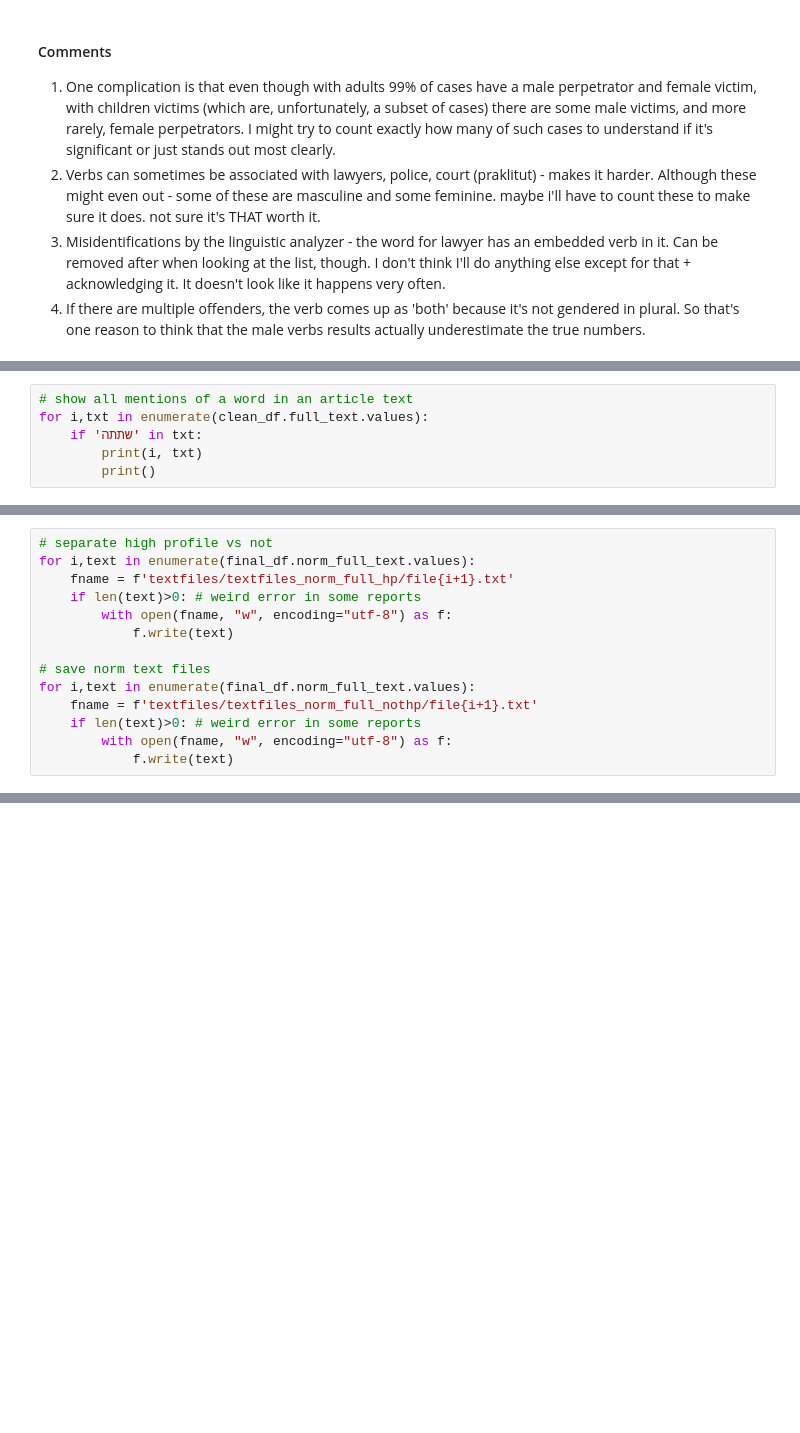
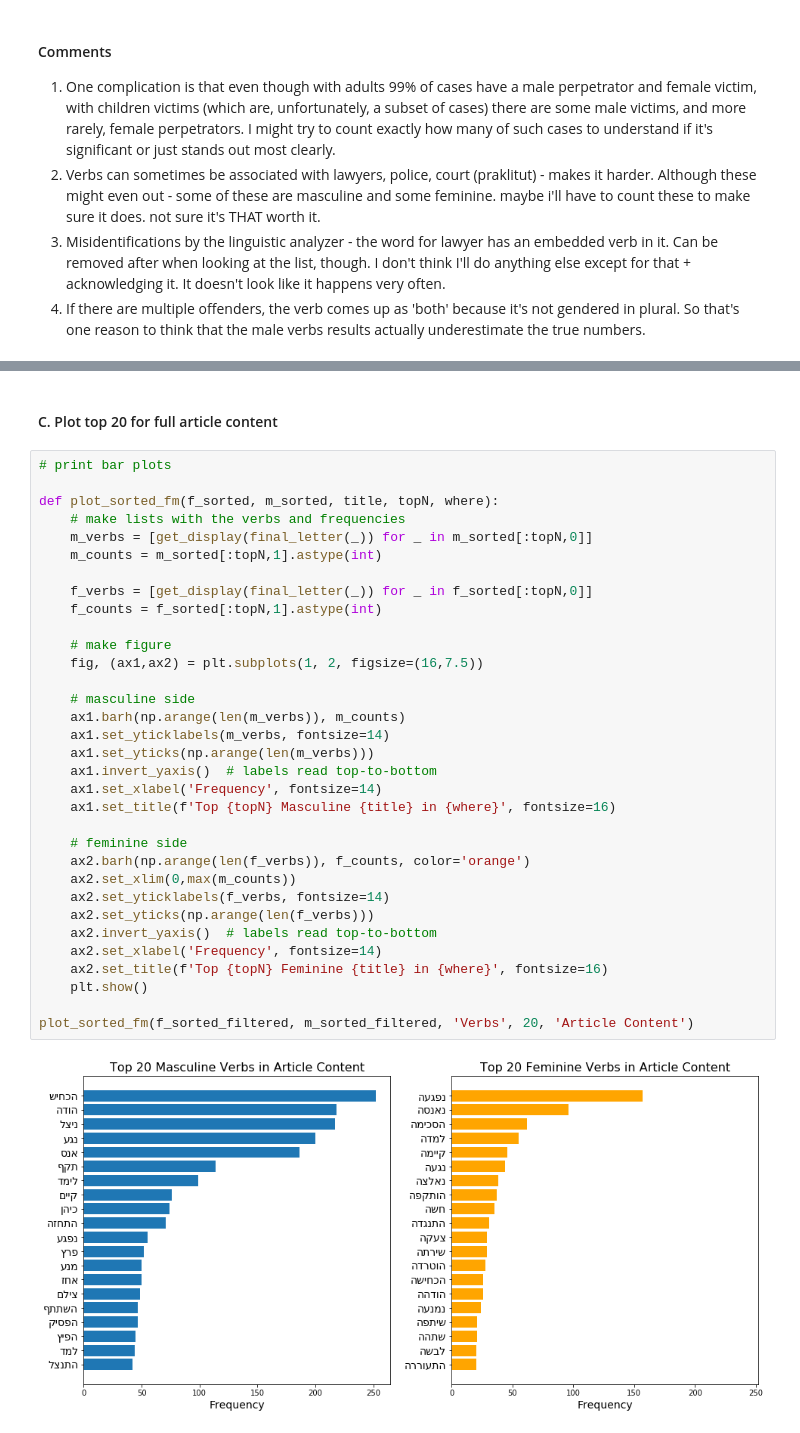
Before and after one commit to tomkreker/SexualAssaultCoverage, a Jupyter notebook: kulan.ipynb, the cells around one changed output, grey strips where cells are left out. Saved outputs shown, nothing was run; the diff lists cells and outputs as text; blank space fills up the shorter version.

```diff
--- a/kulan.ipynb
+++ b/kulan.ipynb
@@ -1246,6 +1106,0 @@ plot_sorted_fm(f_sorted_adj, m_sorted_adj, 'Adjectives')
-# %%
-# show all mentions of a word in an article text
-for i,txt in enumerate(clean_df.full_text.values):
-    if 'שתתה' in txt:
-        print(i, txt)
-        print()
@@ -1298,14 +1106,0 @@ final_df.loc[7,'high_profile']
-# %%
-# separate high profile vs not
-for i,text in enumerate(final_df.norm_full_text.values):
-    fname = f'textfiles/textfiles_norm_full_hp/file{i+1}.txt'
-    if len(text)>0: # weird error in some reports
-        with open(fname, "w", encoding="utf-8") as f:
-            f.write(text)
-
-# save norm text files
-for i,text in enumerate(final_df.norm_full_text.values):
-    fname = f'textfiles/textfiles_norm_full_nothp/file{i+1}.txt'
-    if len(text)>0: # weird error in some reports
-        with open(fname, "w", encoding="utf-8") as f:
-            f.write(text)
@@ -1446,0 +1176,37 @@ Name: 1293, dtype: object
+# %% [markdown]
+#### C. Plot top 20 for full article content
+# %%
+# print bar plots
+
+def plot_sorted_fm(f_sorted, m_sorted, title, topN, where):
+    # make lists with the verbs and frequencies
+    m_verbs = [get_display(final_letter(_)) for _ in m_sorted[:topN,0]]
+    m_counts = m_sorted[:topN,1].astype(int)
+
+    f_verbs = [get_display(final_letter(_)) for _ in f_sorted[:topN,0]]
+    f_counts = f_sorted[:topN,1].astype(int)
+
+    # make figure
+    fig, (ax1,ax2) = plt.subplots(1, 2, figsize=(16,7.5))
+
+    # masculine side
+    ax1.barh(np.arange(len(m_verbs)), m_counts)
+    ax1.set_yticklabels(m_verbs, fontsize=14)
+    ax1.set_yticks(np.arange(len(m_verbs)))
+    ax1.invert_yaxis()  # labels read top-to-bottom
+    ax1.set_xlabel('Frequency', fontsize=14)
+    ax1.set_title(f'Top {topN} Masculine {title} in {where}', fontsize=16)
+
+    # feminine side
+    ax2.barh(np.arange(len(f_verbs)), f_counts, color='orange')
+    ax2.set_xlim(0,max(m_counts))
+    ax2.set_yticklabels(f_verbs, fontsize=14)
+    ax2.set_yticks(np.arange(len(f_verbs)))
+    ax2.invert_yaxis()  # labels read top-to-bottom
+    ax2.set_xlabel('Frequency', fontsize=14)
+    ax2.set_title(f'Top {topN} Feminine {title} in {where}', fontsize=16)
+    plt.show()
+
+plot_sorted_fm(f_sorted_filtered, m_sorted_filtered, 'Verbs', 20, 'Article Content')
+# %% [output]
+[figure, added]
```
Also changed, not shown: parts of 138 cells of this notebook, 8 other files.
